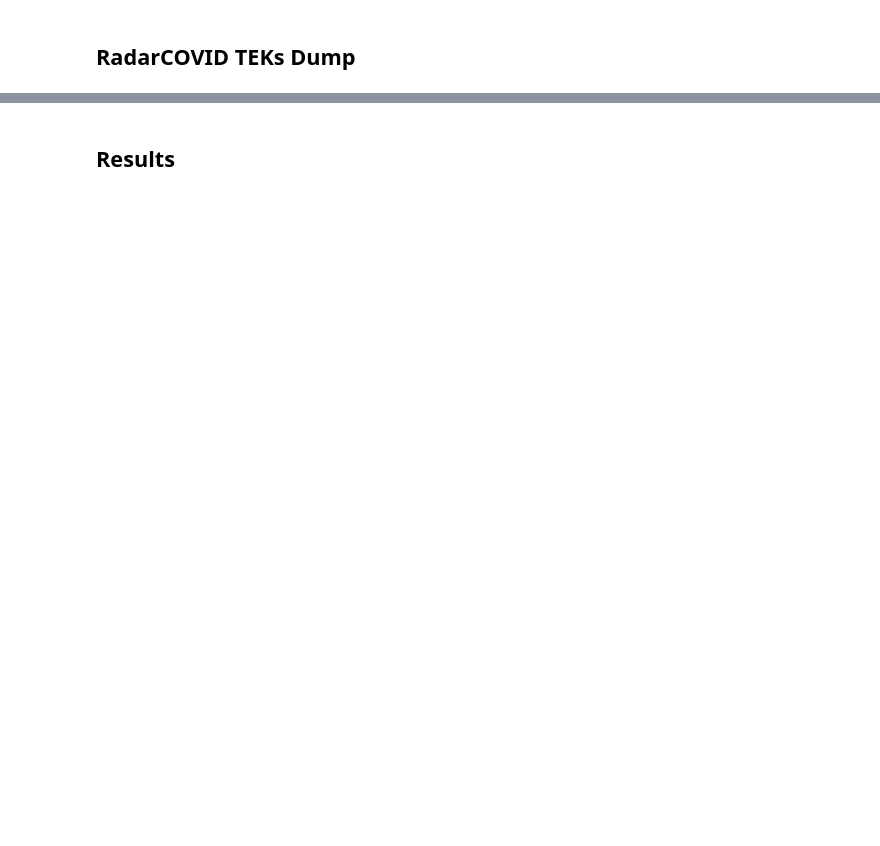
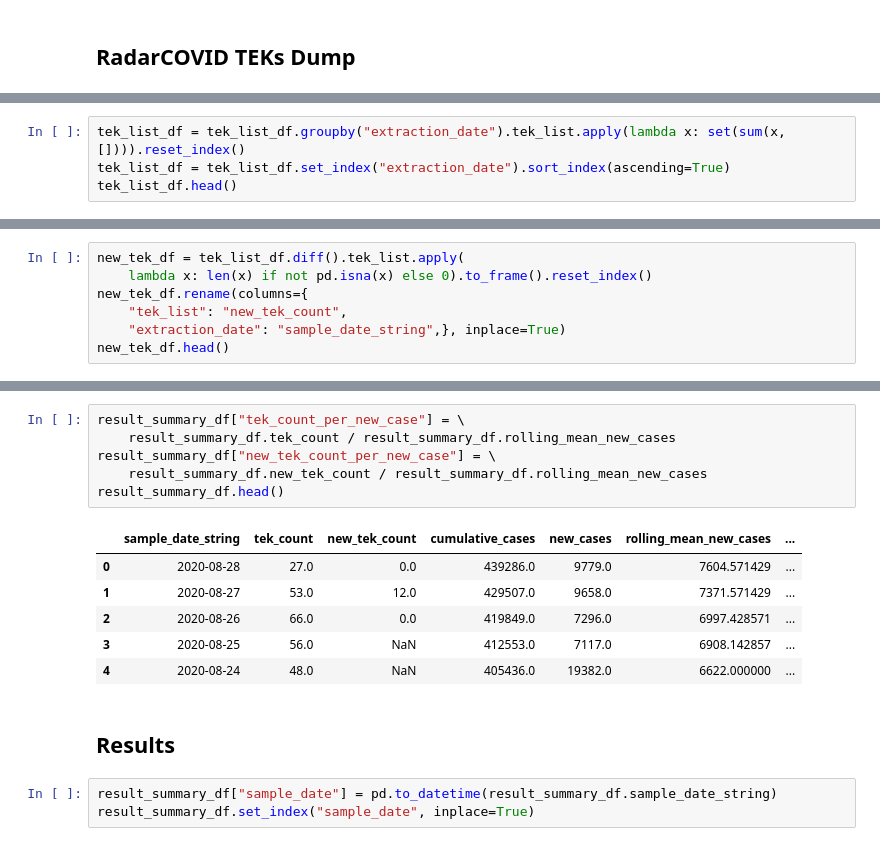
Before and after one commit to luis-sanfelices/RadarCOVID-Report, a Jupyter notebook: RadarCOVID-Report.ipynb, the cells around one changed output, grey strips where cells are left out. Cells and saved outputs as stored; diff of their text form; blank space fills up the shorter version.

```diff
--- a/RadarCOVID-Report.ipynb
+++ b/RadarCOVID-Report.ipynb
@@ -112,0 +119,4 @@ tek_list_df
+# %%
+tek_list_df = tek_list_df.groupby("extraction_date").tek_list.apply(lambda x: set(sum(x, []))).reset_index()
+tek_list_df = tek_list_df.set_index("extraction_date").sort_index(ascending=True)
+tek_list_df.head()
@@ -112,0 +131,7 @@ tek_list_df
+# %%
+new_tek_df = tek_list_df.diff().tek_list.apply(
+    lambda x: len(x) if not pd.isna(x) else 0).to_frame().reset_index()
+new_tek_df.rename(columns={
+    "tek_list": "new_tek_count",
+    "extraction_date": "sample_date_string",}, inplace=True)
+new_tek_df.head()
@@ -113,3 +167,19 @@ tek_list_df
+# %%
+result_summary_df["tek_count_per_new_case"] = \
+    result_summary_df.tek_count / result_summary_df.rolling_mean_new_cases
+result_summary_df["new_tek_count_per_new_case"] = \
+    result_summary_df.new_tek_count / result_summary_df.rolling_mean_new_cases
+result_summary_df.head()
+# %% [output]
+|  | sample_date_string | tek_count | new_tek_count | cumulative_cases | new_cases | rolling_mean_new_cases | ... |
+| 0 | 2020-08-28 | 27.0 | 0.0 | 439286.0 | 9779.0 | 7604.571429 | ... |
+| 1 | 2020-08-27 | 53.0 | 12.0 | 429507.0 | 9658.0 | 7371.571429 | ... |
+| 2 | 2020-08-26 | 66.0 | 0.0 | 419849.0 | 7296.0 | 6997.428571 | ... |
+| 3 | 2020-08-25 | 56.0 | NaN | 412553.0 | 7117.0 | 6908.142857 | ... |
+| 4 | 2020-08-24 | 48.0 | NaN | 405436.0 | 19382.0 | 6622.000000 | ... |
 # %% [markdown]
 ## Results
+# %%
+result_summary_df["sample_date"] = pd.to_datetime(result_summary_df.sample_date_string)
+result_summary_df.set_index("sample_date", inplace=True)
 # %%
```
Also changed, not shown: parts of 13 cells of this notebook, 2 other files.
